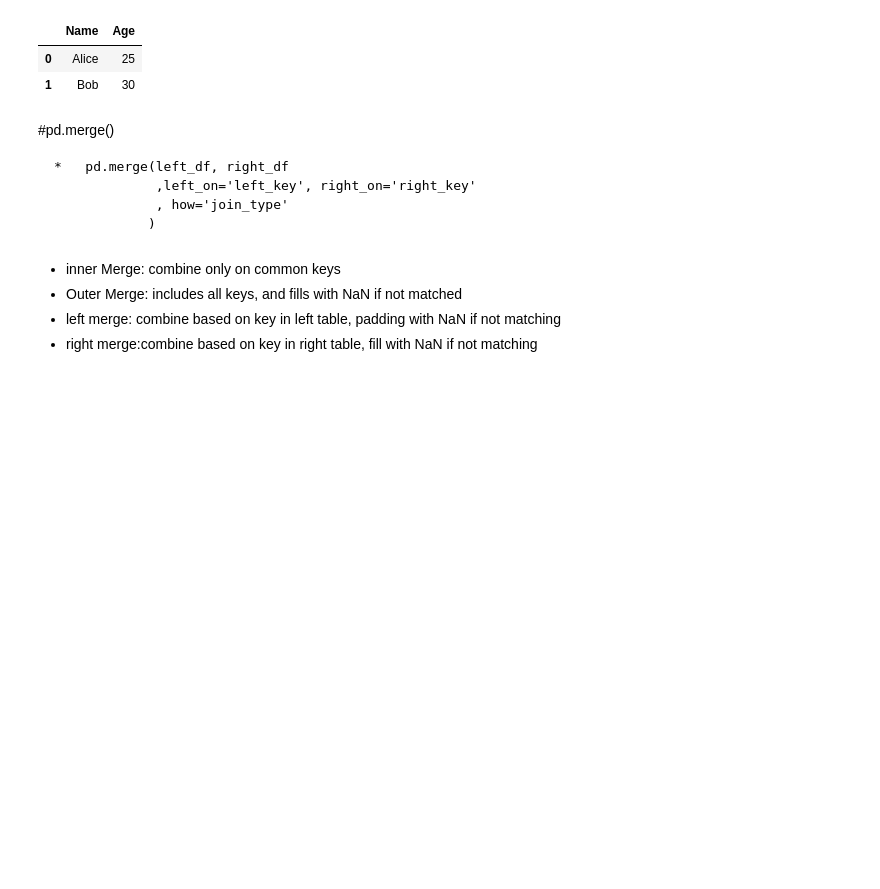
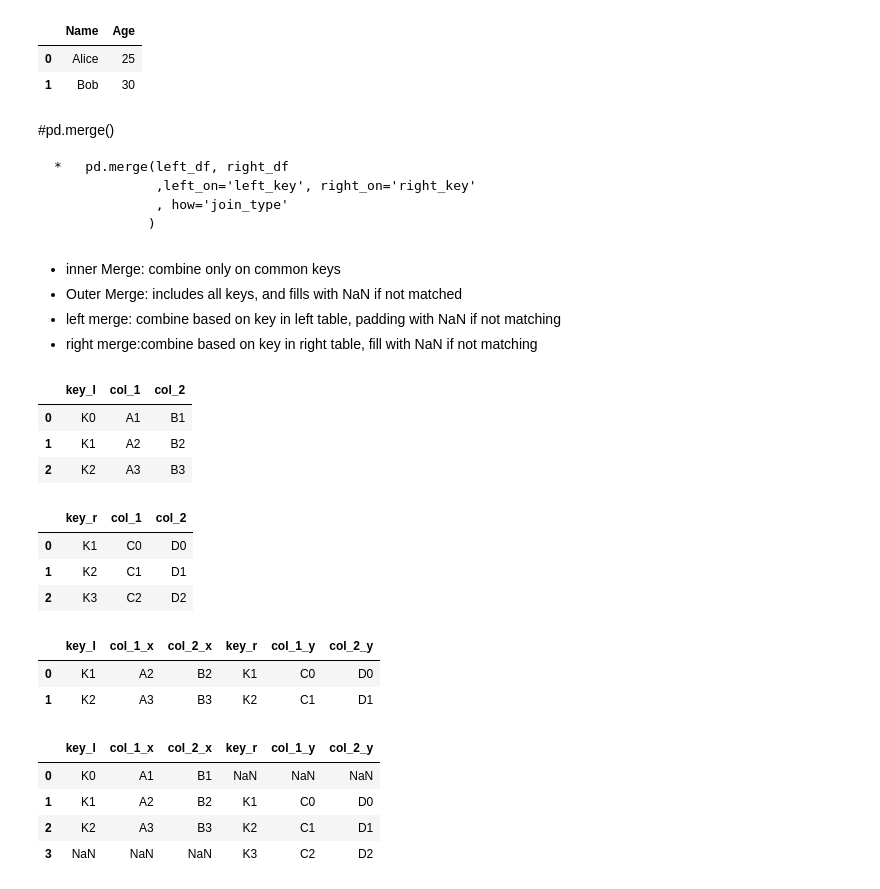
Before and after one commit to sokhan1/Introduction-to-data-analysts, a Jupyter notebook: 3_08_combine.ipynb, the cells around one changed output. Cells and saved outputs as stored; diff of their text form; code cells hidden in the pictures; blank space fills up the shorter version.

```diff
--- a/3_08_combine.ipynb
+++ b/3_08_combine.ipynb
@@ -54,0 +68,36 @@ df1
+# %%
+left
+# %% [output]
+|  | key_l | col_1 | col_2 |
+| 0 | K0 | A1 | B1 |
+| 1 | K1 | A2 | B2 |
+| 2 | K2 | A3 | B3 |
+# %%
+right
+# %% [output]
+|  | key_r | col_1 | col_2 |
+| 0 | K1 | C0 | D0 |
+| 1 | K2 | C1 | D1 |
+| 2 | K3 | C2 | D2 |
+# %%
+merged = pd.merge(left, right
+                  ,left_on = 'key_l', right_on='key_r'
+                  , how='inner'
+                  )
+merged
+# %% [output]
+|  | key_l | col_1_x | col_2_x | key_r | col_1_y | col_2_y |
+| 0 | K1 | A2 | B2 | K1 | C0 | D0 |
+| 1 | K2 | A3 | B3 | K2 | C1 | D1 |
+# %%
+merged = pd.merge(left, right
+                  ,left_on = 'key_l', right_on='key_r'
+                  , how='outer'
+                  )
+merged
+# %% [output]
+|  | key_l | col_1_x | col_2_x | key_r | col_1_y | col_2_y |
+| 0 | K0 | A1 | B1 | NaN | NaN | NaN |
+| 1 | K1 | A2 | B2 | K1 | C0 | D0 |
+| 2 | K2 | A3 | B3 | K2 | C1 | D1 |
+| 3 | NaN | NaN | NaN | K3 | C2 | D2 |
```
Also changed, not shown: parts of 6 cells of this notebook.
